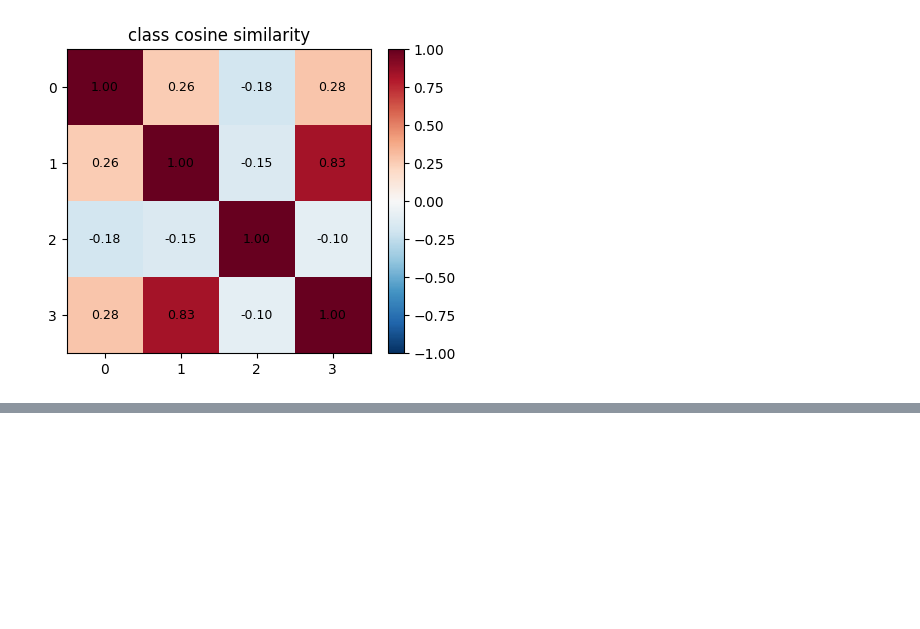
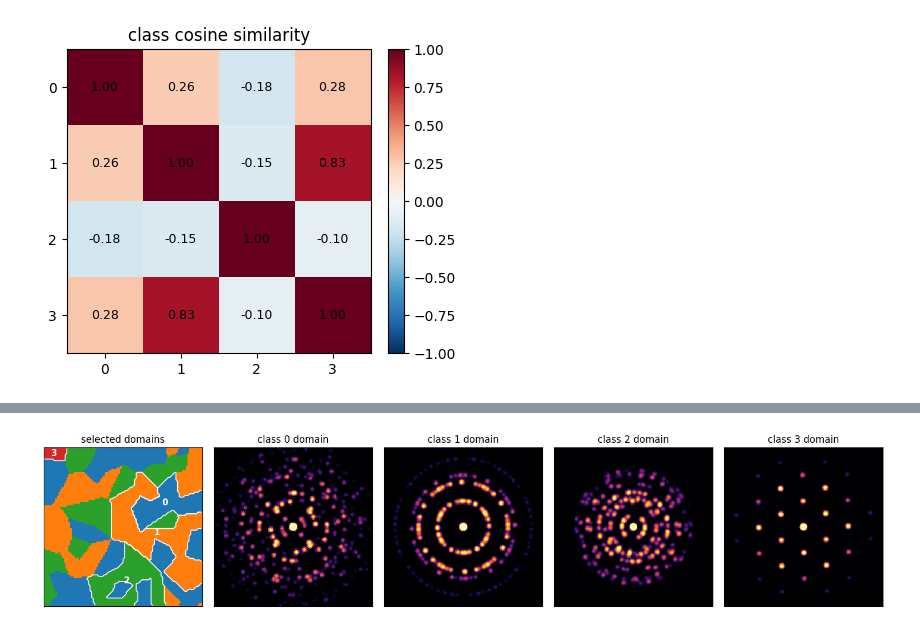
Before and after one commit to DanielKhaykelson/dino-4dstem, a Jupyter notebook: notebooks/03_analyze_classmap.ipynb, the cells around one changed output, grey strips where cells are left out. Drawn from its saved outputs; the diff is of its cells as text; code cells hidden in the pictures; blank space fills up the shorter version.

```diff
--- a/notebooks/03_analyze_classmap.ipynb
+++ b/notebooks/03_analyze_classmap.ipynb
@@ -141,0 +129,4 @@ compare it to DINO and the ground truth.
+# %%
+wu.show_domains(cube, class_map, per_class=1); plt.show()
+# %% [output]
+[figure, added]
```
Also changed, not shown: parts of 23 cells of this notebook, 2 other files.
